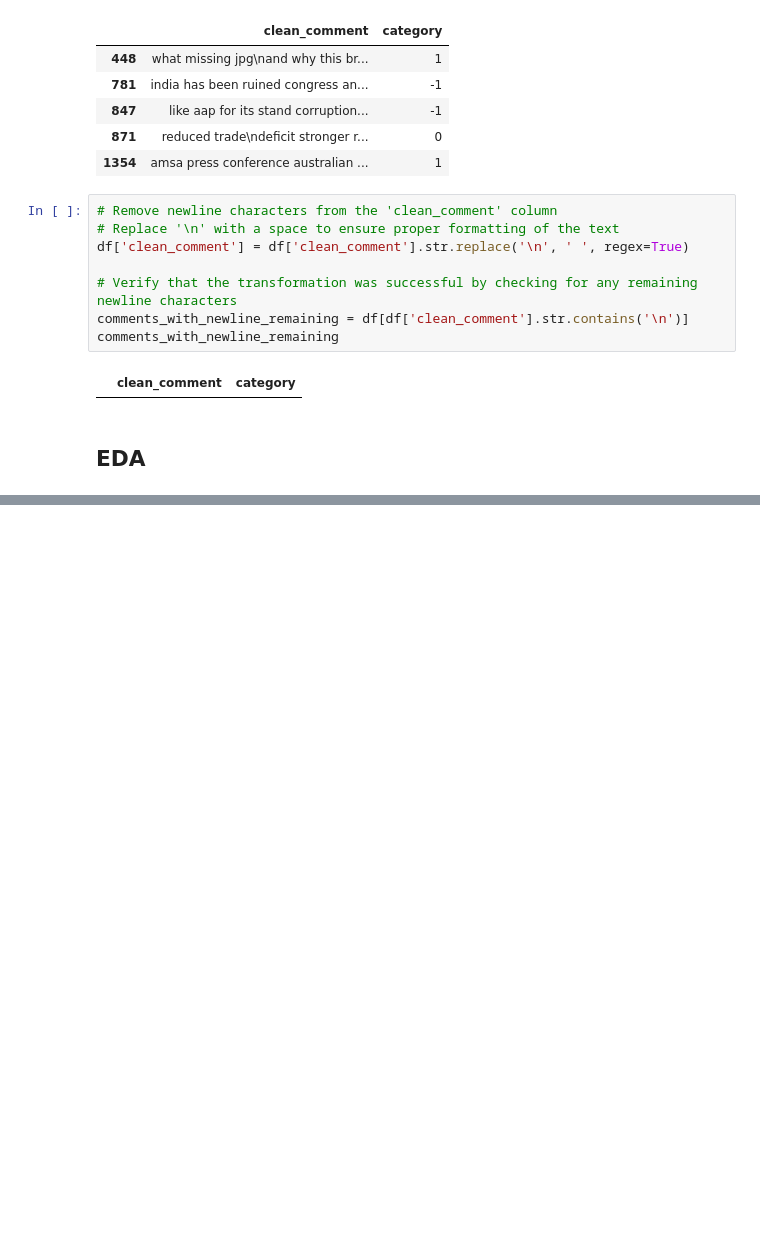
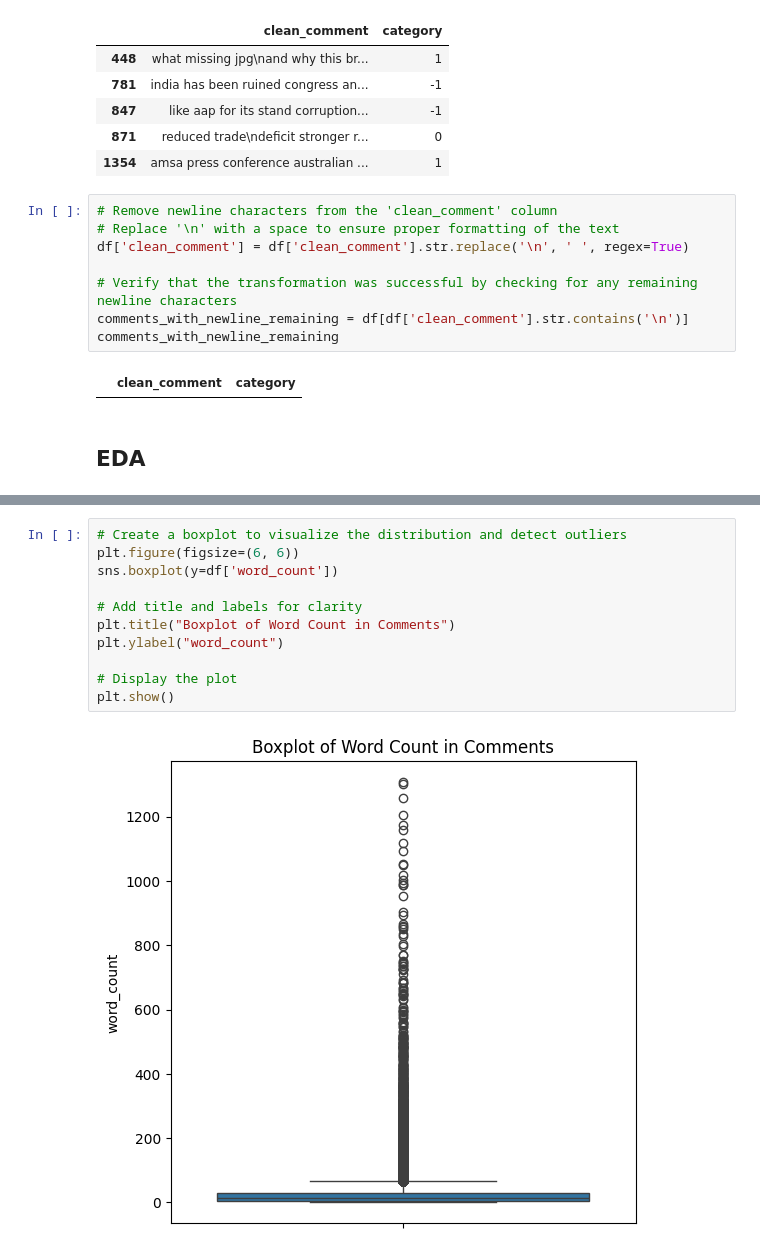
Before and after one commit to Jaspreetkhokhar12/Youtube_Comment_Analyzer, a Jupyter notebook: PreProcessing_EDA.ipynb, the cells around one changed output, grey strips where cells are left out. Cells and saved outputs as stored; diff of their text form; blank space fills up the shorter version.

```diff
--- a/PreProcessing_EDA.ipynb
+++ b/PreProcessing_EDA.ipynb
@@ -210,0 +335,13 @@ comments_with_newline_remaining
+# %%
+# Create a boxplot to visualize the distribution and detect outliers
+plt.figure(figsize=(6, 6))
+sns.boxplot(y=df['word_count'])
+
+# Add title and labels for clarity
+plt.title("Boxplot of Word Count in Comments")
+plt.ylabel("word_count")
+
+# Display the plot
+plt.show()
+# %% [output]
+[figure, added]
```
Also changed, not shown: parts of 51 cells of this notebook.
